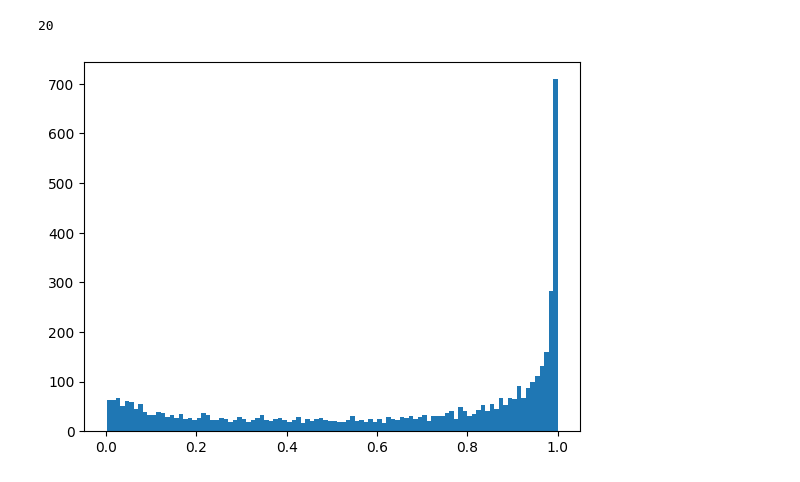
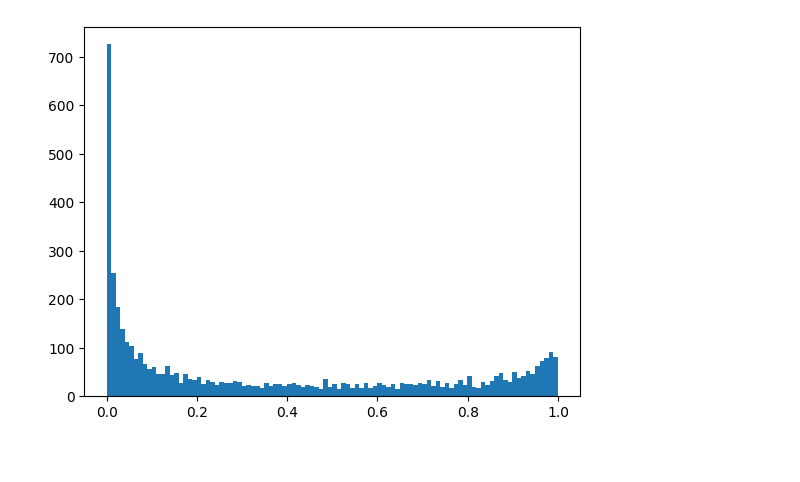
Before and after one commit to vincentblot28/follicle-assessment, a Jupyter notebook: notebooks/analyse_ltt_yolo.ipynb, the cells around one changed output. Cells and saved outputs as stored; diff of their text form; code cells hidden in the pictures.

Commit message:
ADD: ltt analyse ntoebooks for yolo and efficientdet

```diff
--- a/notebooks/analyse_ltt_yolo.ipynb
+++ b/notebooks/analyse_ltt_yolo.ipynb
@@ -19,16 +19,12 @@ The autoreload extension is already loaded. To reload it, use:
 # %%
-ANNOTATIONS_PATH = "/home/ubuntu/folcon/01_ovary_cuts/roi_annotation_united/all_annotations.json"
-PREDICTIONS_PATH = "/home/ubuntu/folcon/04_model_predictions/yolo/results_classif_2.json"
+ANNOTATIONS_PATH = "/home/ubuntu/ssd/folcon/01_ovary_cuts/roi_annotation_united/all_annotations.json"
+PREDICTIONS_PATH = "/home/ubuntu/ssd/folcon/04_model_predictions/yolo/results_depth_classif.json"
 IOU_TH = .3
 TARGET_PRECISION = 0.4
-THS_CLASSIF = np.arange(.5, 1.5, .05)
-THS_DEPTH = np.arange(.3, .8, .05)
-THS_OBJ = np.arange(.45, .8, .01)
-DELTA = 0.001
+THS_CLASSIF = 1 - np.arange(.5, 1.5, .05)
+THS_DEPTH = 1 - np.arange(.3, .8, .05)
+THS_OBJ = np.arange(.3, .8, .01)
+DELTA = 1e-3
-# %%
-len(THS_CLASSIF)
-# %% [output]
-20
 # %%
 with open(ANNOTATIONS_PATH, "r") as f:
     annotations = json.load(f)
@@ -36,15 +32,11 @@ with open(ANNOTATIONS_PATH, "r") as f:
 with open(PREDICTIONS_PATH, "r") as f:
     predictions = json.load(f)
 # %%
-classif_scores_list = []
+scores_classif = []
 for slide_name in predictions:
     for roi in predictions[slide_name]:
-        for i in range(len(predictions[slide_name][roi]["scores_classif"])):
-            predictions[slide_name][roi]["scores_classif"][i] = 1 - predictions[slide_name][roi]["scores_classif"][i]
-        classif_scores_list.extend(predictions[slide_name][roi]["scores_classif"])
+        scores_classif.extend(predictions[slide_name][roi]["scores_classif"])
+plt.hist(scores_classif, bins=100)
+plt.show()
+# %% [output]
+[figure, added]
-# %%
-# hist of classif scores in fraction of number of observations
-plt.hist(classif_scores_list, bins=100)
-plt.show()
-# %% [output]
-[figure, removed]
```
Also changed, not shown: parts of 18 cells of this notebook, 2 other files.
